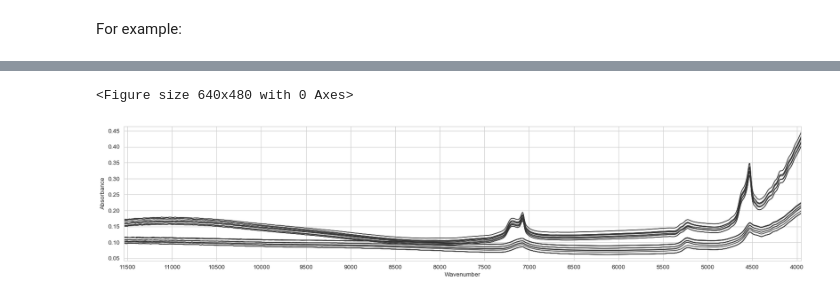
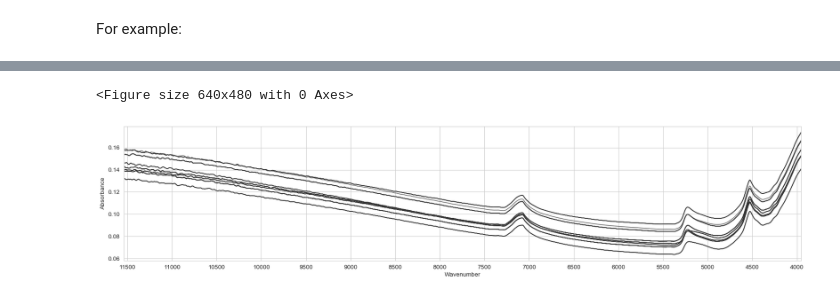
Before and after one commit to franckalbinet/lssm, a Jupyter notebook: nbs/00_loading.ipynb, the cells around one changed output, grey strips where cells are left out. Drawn from its saved outputs; the diff is of its cells as text; code cells hidden in the pictures.

```diff
--- a/nbs/00_loading.ipynb
+++ b/nbs/00_loading.ipynb
@@ -243,8 +242,8 @@ def load_nir_kex_spike(fname):
 fname = Path().home() / 'pro/data/k-spiking/nir/2023-12-8 _FT-NIR-K-spiked soil.xlsx'
 X, wavenumbers, names = load_nir_kex_spike(fname)
 # %%
-mask_smp = np.char.find(names, 'TM') == -1
+mask_smp = np.char.find(names, 'TM') == 0
 plot_spectra(X[mask_smp,:], wavenumbers, ascending=False)
 # %% [output]
 <Figure size 640x480 with 0 Axes>
-[figure, old version]
+[figure, new version]
```
Also changed, not shown: parts of 3 cells of this notebook, 25 other files.
